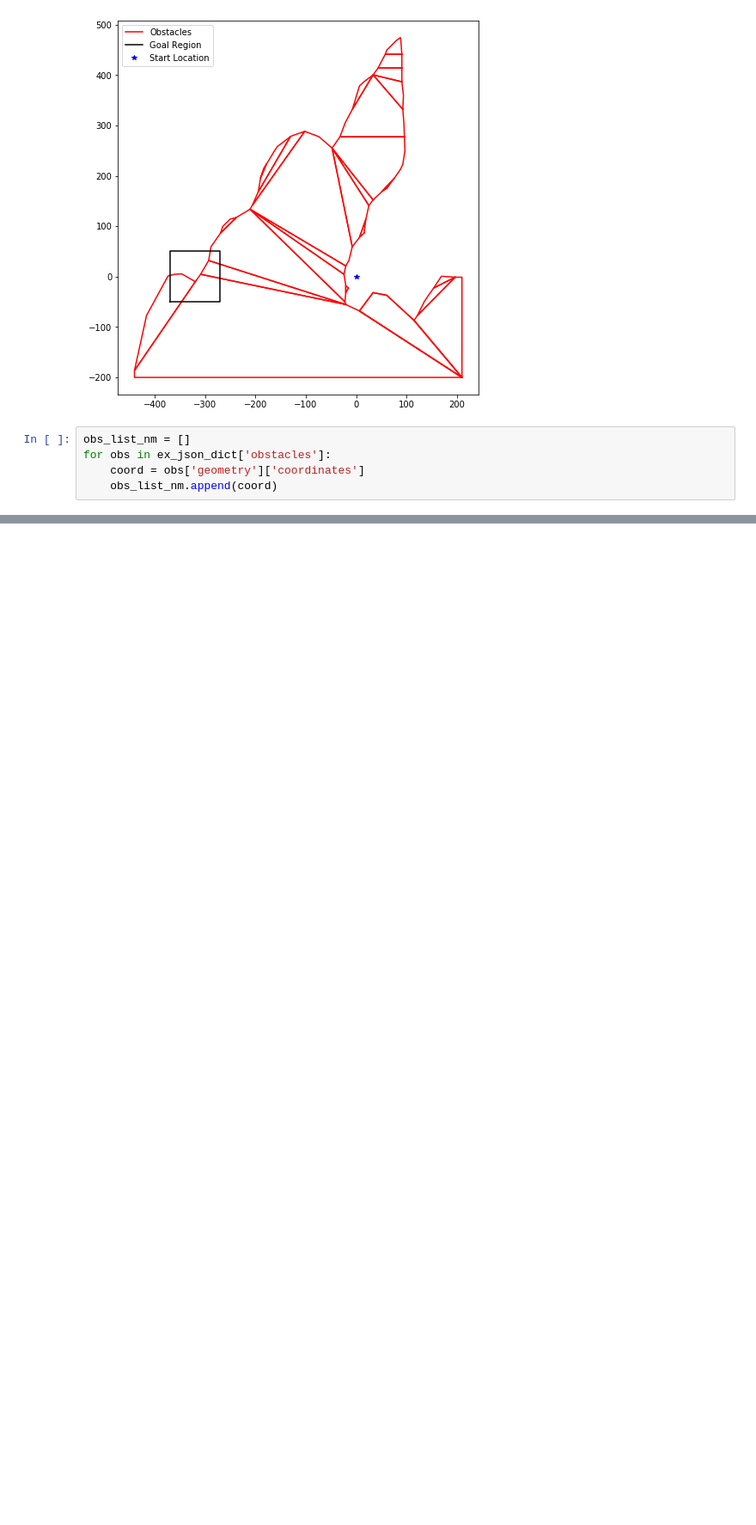
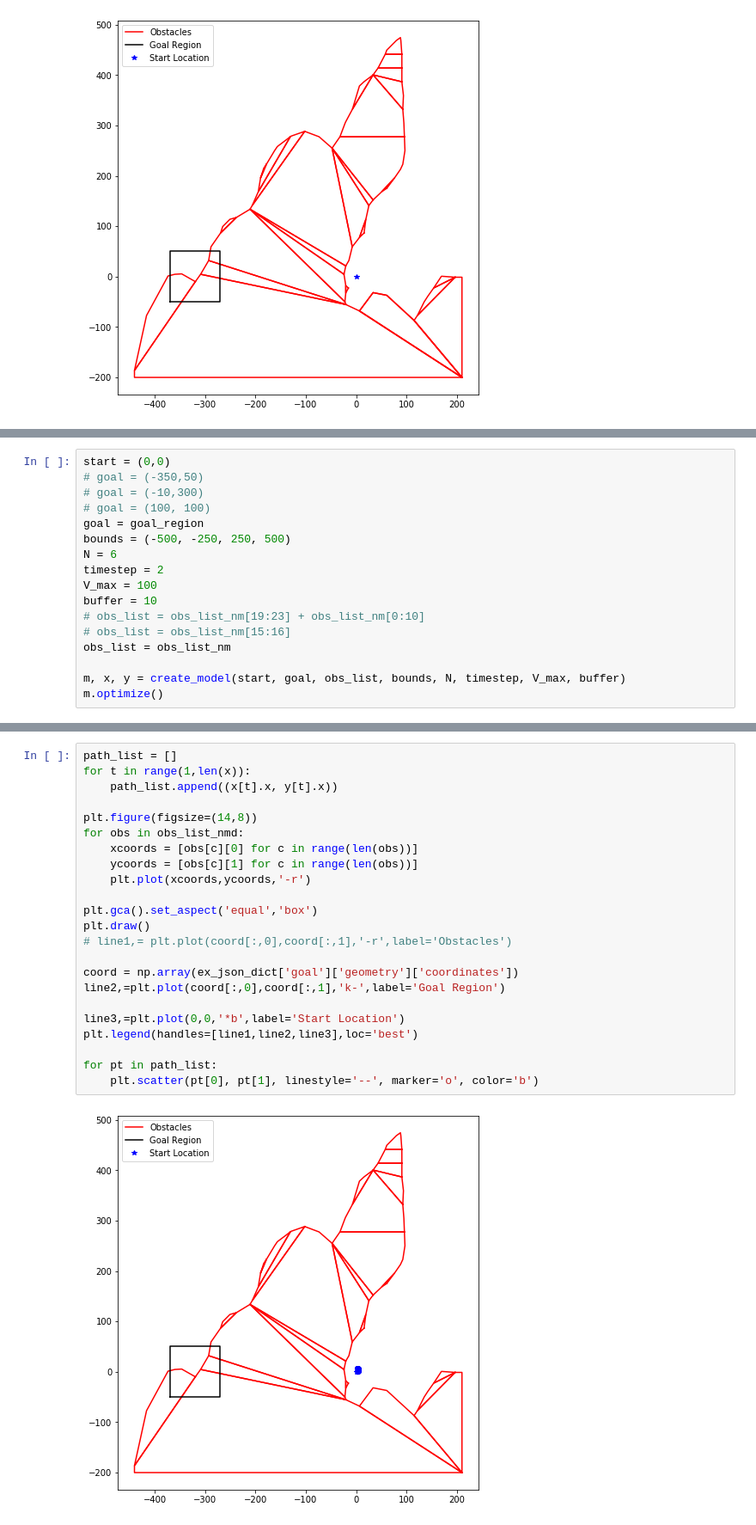
Before and after one commit to mschoder/autonomous-motion-planning, a Jupyter notebook: working_gurobi_code.ipynb, the cells around one changed output, grey strips where cells are left out. Shown at 86% size. Cells and saved outputs as stored; diff of their text form; blank space fills up the shorter version.

```diff
--- a/working_gurobi_code.ipynb
+++ b/working_gurobi_code.ipynb
@@ -167,8 +114,3 @@ plt.legend(handles=[line1,line2,line3],loc='best')
 # %% [output]
 <matplotlib.legend.Legend at 0x...>
 [figure]
-# %%
-obs_list_nm = []
-for obs in ex_json_dict['obstacles']:
-    coord = obs['geometry']['coordinates']
-    obs_list_nm.append(coord)
@@ -178,0 +129,17 @@ len(obs_list_nm)
+# %%
+start = (0,0)
+# goal = (-350,50)
+# goal = (-10,300)
+# goal = (100, 100)
+goal = goal_region
+bounds = (-500, -250, 250, 500)
+N = 6
+timestep = 2
+V_max = 100
+buffer = 10
+# obs_list = obs_list_nm[19:23] + obs_list_nm[0:10]
+# obs_list = obs_list_nm[15:16]
+obs_list = obs_list_nm
+
+m, x, y = create_model(start, goal, obs_list, bounds, N, timestep, V_max, buffer)
+m.optimize()
@@ -178,0 +164,25 @@ len(obs_list_nm)
+# %%
+path_list = []
+for t in range(1,len(x)):
+    path_list.append((x[t].x, y[t].x))
+
+plt.figure(figsize=(14,8))
+for obs in obs_list_nmd:
+    xcoords = [obs[c][0] for c in range(len(obs))]
+    ycoords = [obs[c][1] for c in range(len(obs))]
+    plt.plot(xcoords,ycoords,'-r')
+
+plt.gca().set_aspect('equal','box')
+plt.draw()
+# line1,= plt.plot(coord[:,0],coord[:,1],'-r',label='Obstacles')
+
+coord = np.array(ex_json_dict['goal']['geometry']['coordinates'])
+line2,=plt.plot(coord[:,0],coord[:,1],'k-',label='Goal Region')
+
+line3,=plt.plot(0,0,'*b',label='Start Location')
+plt.legend(handles=[line1,line2,line3],loc='best')
+
+for pt in path_list:
+    plt.scatter(pt[0], pt[1], linestyle='--', marker='o', color='b')
+# %% [output]
+[figure, added]
```
Also changed, not shown: parts of 18 cells of this notebook, 7 other files.
